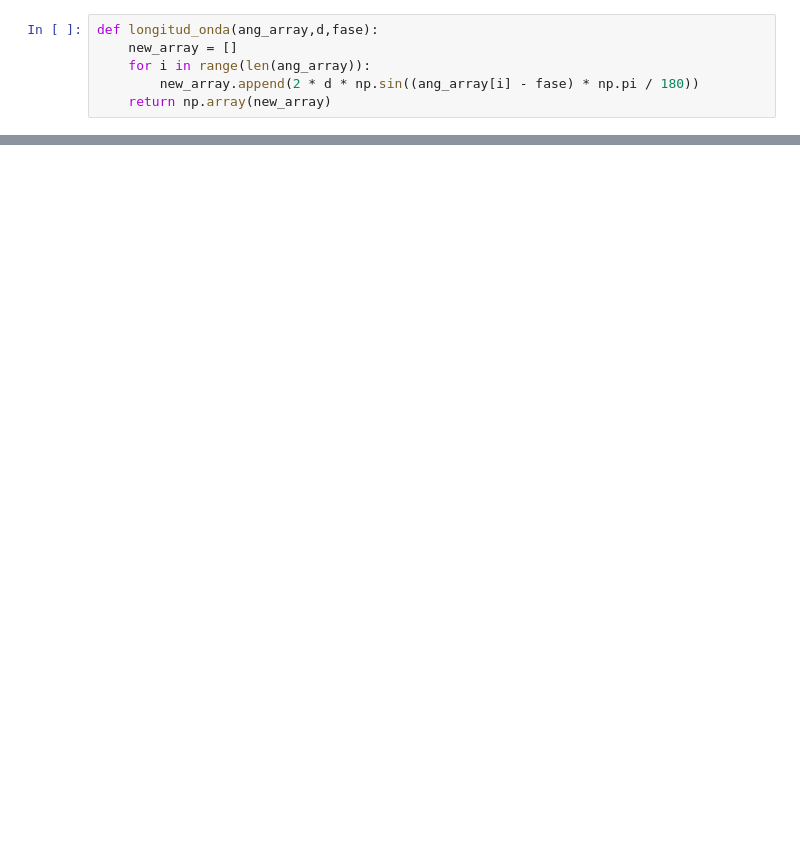
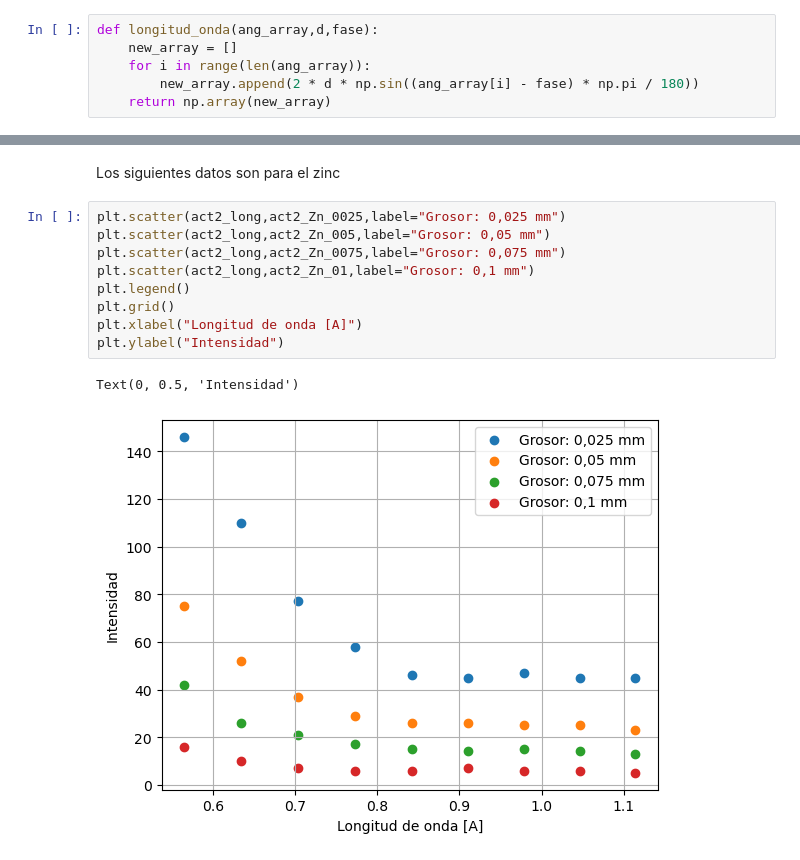
Before and after one commit to QuantumPower4/LabIntermedio2024-2, a Jupyter notebook: Rayos X/Rayos_X.ipynb, the cells around one changed output, grey strips where cells are left out. Cells and saved outputs as stored; diff of their text form; blank space fills up the shorter version.

```diff
--- a/Rayos X/Rayos_X.ipynb
+++ b/Rayos X/Rayos_X.ipynb
@@ -319,2 +445,16 @@ plt.grid()
+# %% [markdown]
+Los siguientes datos son para el zinc
+# %%
+plt.scatter(act2_long,act2_Zn_0025,label="Grosor: 0,025 mm")
+plt.scatter(act2_long,act2_Zn_005,label="Grosor: 0,05 mm")
+plt.scatter(act2_long,act2_Zn_0075,label="Grosor: 0,075 mm")
+plt.scatter(act2_long,act2_Zn_01,label="Grosor: 0,1 mm")
+plt.legend()
+plt.grid()
+plt.xlabel("Longitud de onda [A]")
+plt.ylabel("Intensidad")
+# %% [output]
+Text(0, 0.5, 'Intensidad')
+[figure, added]
 # %%
 grosor = np.array([0.02, 0.04, 0.06, 0.08, 0.1])/1000
```
Also changed, not shown: parts of 60 cells of this notebook, 2 other files.
